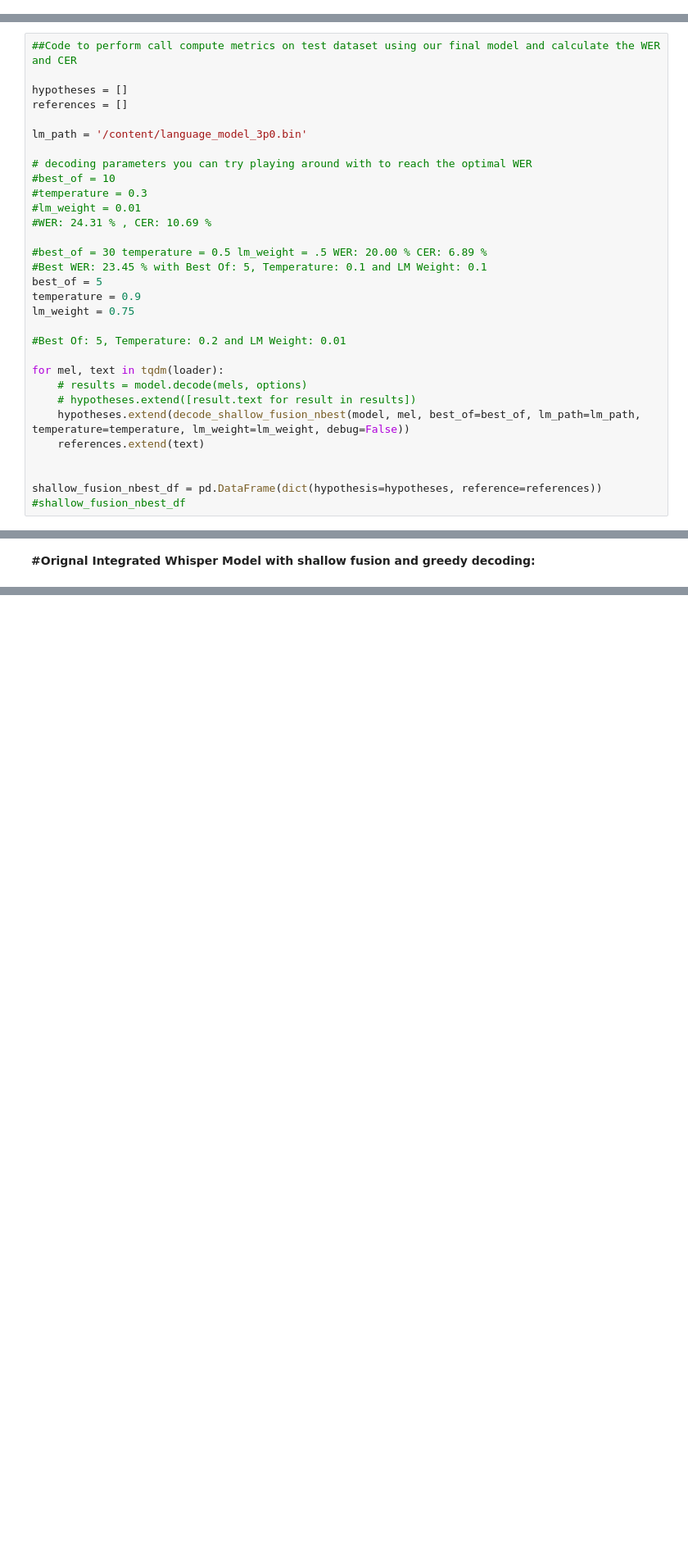
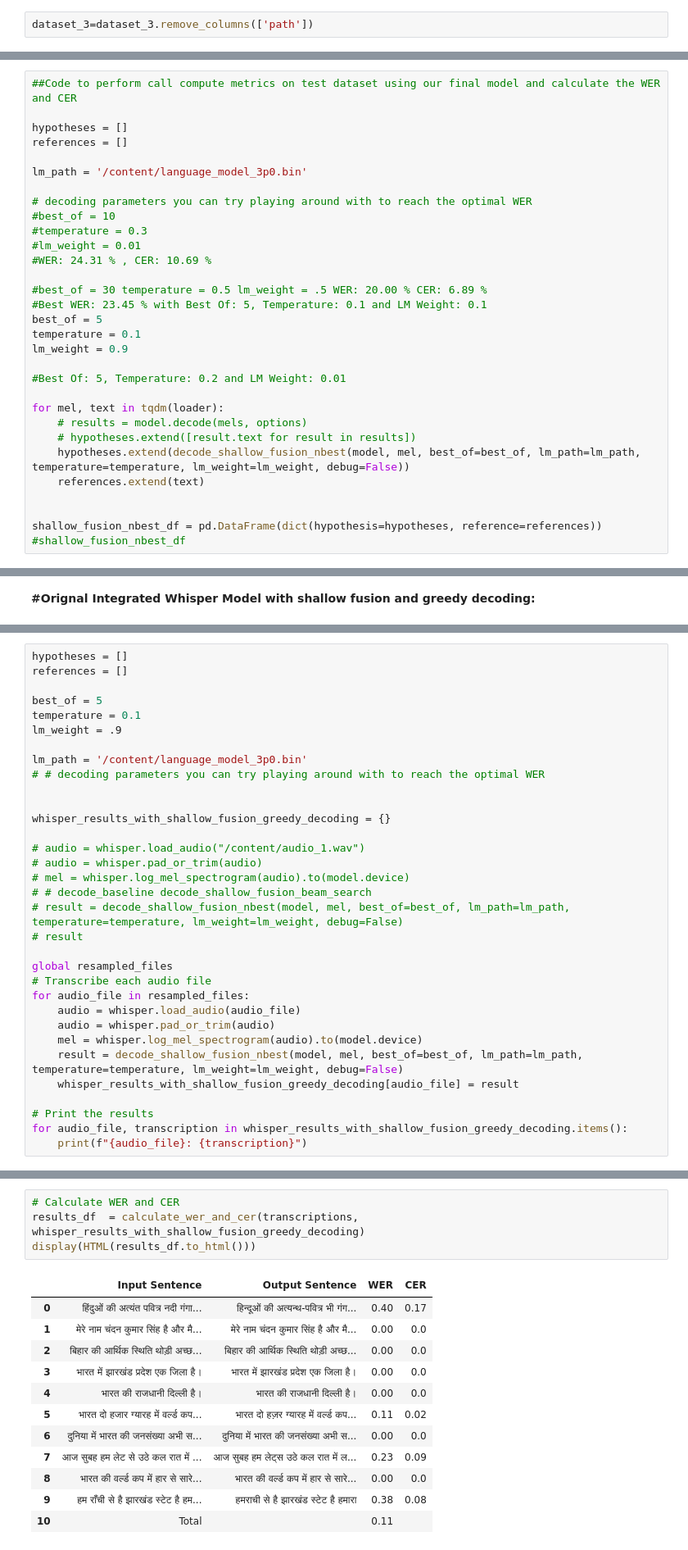
Before and after one commit to chandan110791/FinalHindiWhisper_Public, a Jupyter notebook: Whisper_LM_fusion_final.ipynb, the cells around one changed output, grey strips where cells are left out. Shown: that part at 82% size. Drawn from its saved outputs; the diff is of its cells as text; blank space fills up the shorter version.

```diff
--- a/Whisper_LM_fusion_final.ipynb
+++ b/Whisper_LM_fusion_final.ipynb
@@ -793,0 +782,2 @@ DatasetDict({
+# %%
+dataset_3=dataset_3.remove_columns(['path'])
@@ -1525,8 +1535,8 @@ lm_path = '/content/language_model_3p0.bin'
 #best_of = 30 temperature = 0.5 lm_weight = .5 WER: 20.00 % CER: 6.89 %
 #Best WER: 23.45 % with Best Of: 5, Temperature: 0.1 and LM Weight: 0.1
 best_of = 5
-temperature = 0.9
-lm_weight = 0.75
+temperature = 0.1
+lm_weight = 0.9
 
 #Best Of: 5, Temperature: 0.2 and LM Weight: 0.01
 
@@ -2047,0 +2196,33 @@ wav_audio.export("/content/audio_1_1.flac", format="flac")
+# %%
+hypotheses = []
+references = []
+
+best_of = 5
+temperature = 0.1
+lm_weight = .9
+
+lm_path = '/content/language_model_3p0.bin'
+# # decoding parameters you can try playing around with to reach the optimal WER
+
+
+whisper_results_with_shallow_fusion_greedy_decoding = {}
+
+# audio = whisper.load_audio("/content/audio_1.wav")
+# audio = whisper.pad_or_trim(audio)
+# mel = whisper.log_mel_spectrogram(audio).to(model.device)
+# # decode_baseline decode_shallow_fusion_beam_search
+# result = decode_shallow_fusion_nbest(model, mel, best_of=best_of, lm_path=lm_path, temperature=temperature, lm_weight=lm_weight, debug=False)
+# result
+
+global resampled_files
+# Transcribe each audio file
+for audio_file in resampled_files:
+    audio = whisper.load_audio(audio_file)
+    audio = whisper.pad_or_trim(audio)
+    mel = whisper.log_mel_spectrogram(audio).to(model.device)
+    result = decode_shallow_fusion_nbest(model, mel, best_of=best_of, lm_path=lm_path, temperature=temperature, lm_weight=lm_weight, debug=False)
+    whisper_results_with_shallow_fusion_greedy_decoding[audio_file] = result
+
+# Print the results
+for audio_file, transcription in whisper_results_with_shallow_fusion_greedy_decoding.items():
+    print(f"{audio_file}: {transcription}")
@@ -2047,0 +2240,17 @@ wav_audio.export("/content/audio_1_1.flac", format="flac")
+# %%
+# Calculate WER and CER
+results_df  = calculate_wer_and_cer(transcriptions, whisper_results_with_shallow_fusion_greedy_decoding)
+display(HTML(results_df.to_html()))
+# %% [output]
+|  | Input Sentence | Output Sentence | WER | CER |
+| 0 | हिंदुओं की अत्यंत पवित्र नदी गंगा... | हिन्दूओं की अत्यन्थ-पवित्र भी गंग... | 0.40 | 0.17 |
+| 1 | मेरे नाम चंदन कुमार सिंह है और मै... | मेरे नाम चंदन कुमार सिंह है और मै... | 0.00 | 0.0 |
+| 2 | बिहार की आर्थिक स्थिति थोड़ी अच्छ... | बिहार की आर्थिक स्थिति थोड़ी अच्छ... | 0.00 | 0.0 |
+| 3 | भारत में झारखंड प्रदेश एक जिला है। | भारत में झारखंड प्रदेश एक जिला है। | 0.00 | 0.0 |
+| 4 | भारत की राजधानी दिल्ली है। | भारत की राजधानी दिल्ली है। | 0.00 | 0.0 |
+| 5 | भारत दो हजार ग्यारह में वर्ल्ड कप... | भारत दो हज़र ग्यारह में वर्ल्ड कप... | 0.11 | 0.02 |
+| 6 | दुनिया में भारत की जनसंख्या अभी स... | दुनिया में भारत की जनसंख्या अभी स... | 0.00 | 0.0 |
+| 7 | आज सुबह हम लेट से उठे कल रात में ... | आज सुबह हम लेट्स उठे कल रात में ल... | 0.23 | 0.09 |
+| 8 | भारत की वर्ल्ड कप में हार से सारे... | भारत की वर्ल्ड कप में हार से सारे... | 0.00 | 0.0 |
+| 9 | हम राँची से है झारखंड स्टेट है हम... | हमराची से है झारखंड स्टेट है हमारा | 0.38 | 0.08 |
+| 10 | Total |  | 0.11 |  |
```
Also changed, not shown: parts of 185 cells of this notebook, 2 other files.
